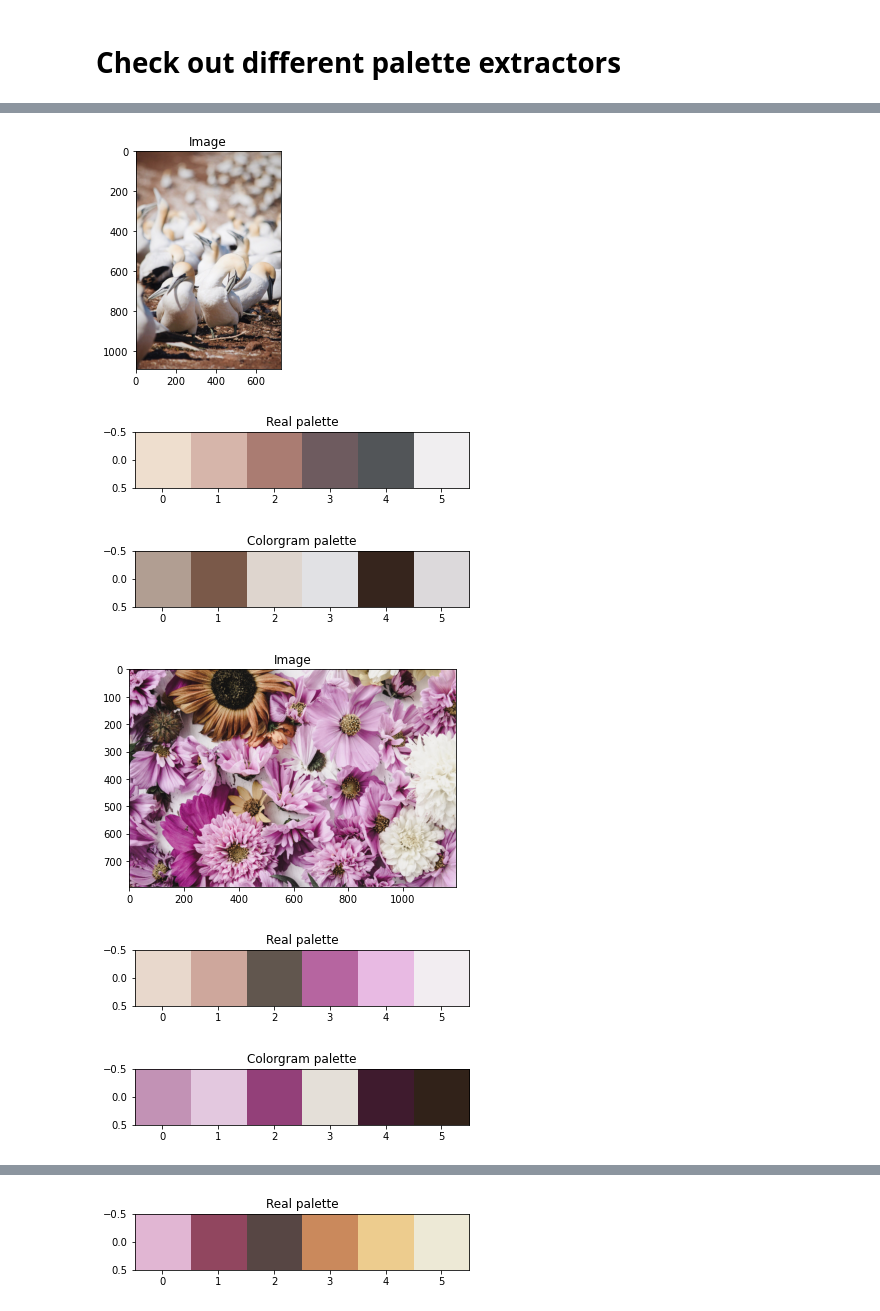
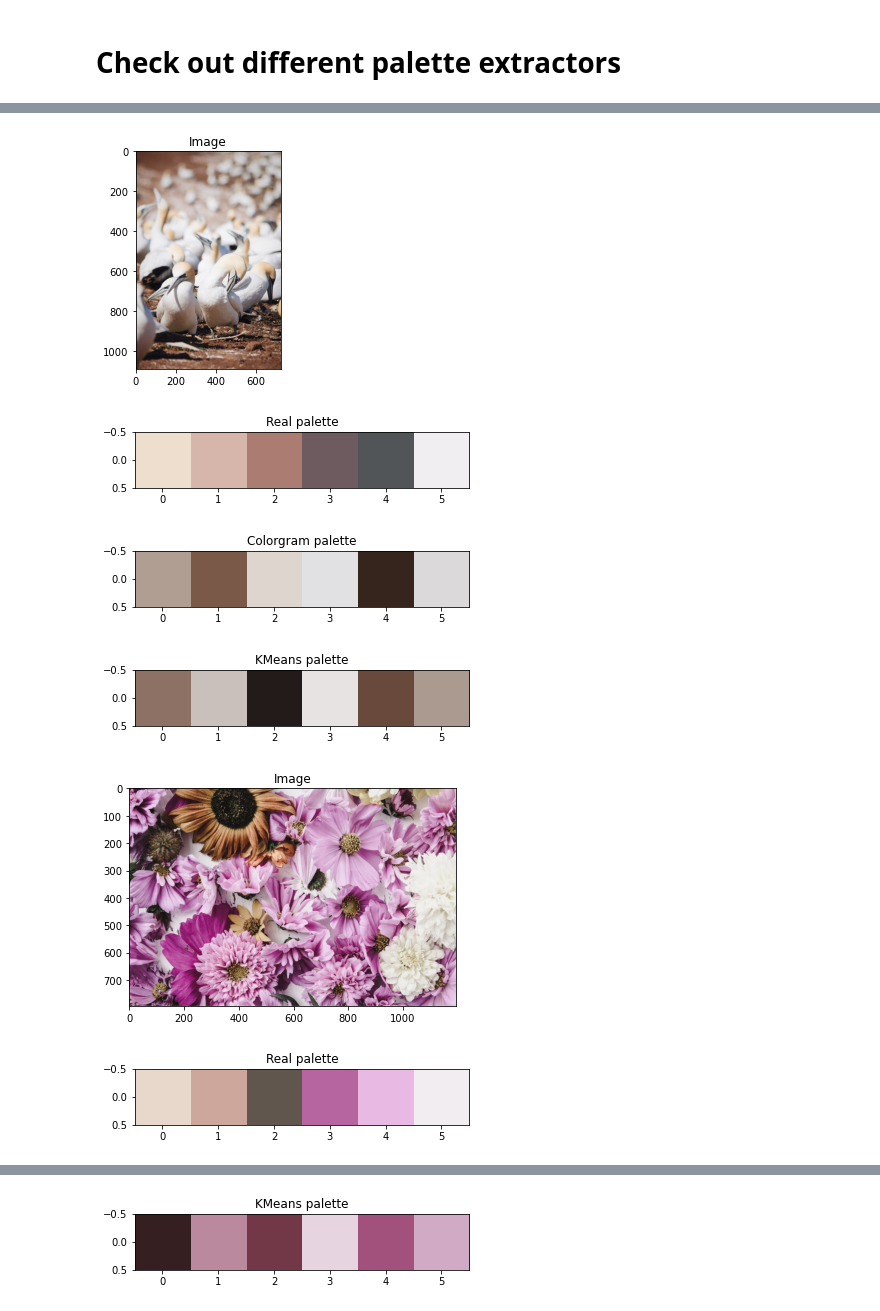
Before and after one commit to danielgafni/repalette, a Jupyter notebook: notebooks/palette-extractors.ipynb, the cells around one changed output, grey strips where cells are left out. Saved outputs shown, nothing was run; the diff lists cells and outputs as text; code cells hidden in the pictures.

Commit message:
add kmeans

```diff
--- a/notebooks/palette-extractors.ipynb
+++ b/notebooks/palette-extractors.ipynb
@@ -28,25 +29,30 @@ Order:
 # %%
 from matplotlib import pyplot as plt
 import numpy as np
 from PIL import Image
 
 for i in range(10):
     file_prefix = f"../data/{i}"
+
     plt.imshow(Image.open(file_prefix + ".jpg"))
     plt.title("Image")
     plt.show()
 
     plt.imshow(np.load(file_prefix + ".npy"))
     plt.title("Real palette")
     plt.show()
 
-    plt.imshow(extract_palette(file_prefix + ".jpg"))
+    plt.imshow(extract_palette(file_prefix + ".jpg", backend="colorgram"))
     plt.title("Colorgram palette")
     plt.show()
+
+    plt.imshow(extract_palette(file_prefix + ".jpg", backend="kmeans"))
+    plt.title("KMeans palette")
+    plt.show()
 # %% [output]
 [figure]
 [figure]
 [figure]
-[figure, old version]
+[figure, new version]
-[figure, old version]
+[figure, new version]
-[figure, old version]
+[figure, new version]
@@ -54 +60 @@ for i in range(10):
-[figure, old version]
+[figure, new version]
```
Also changed, not shown: parts of 2 cells of this notebook, 1 other file.
